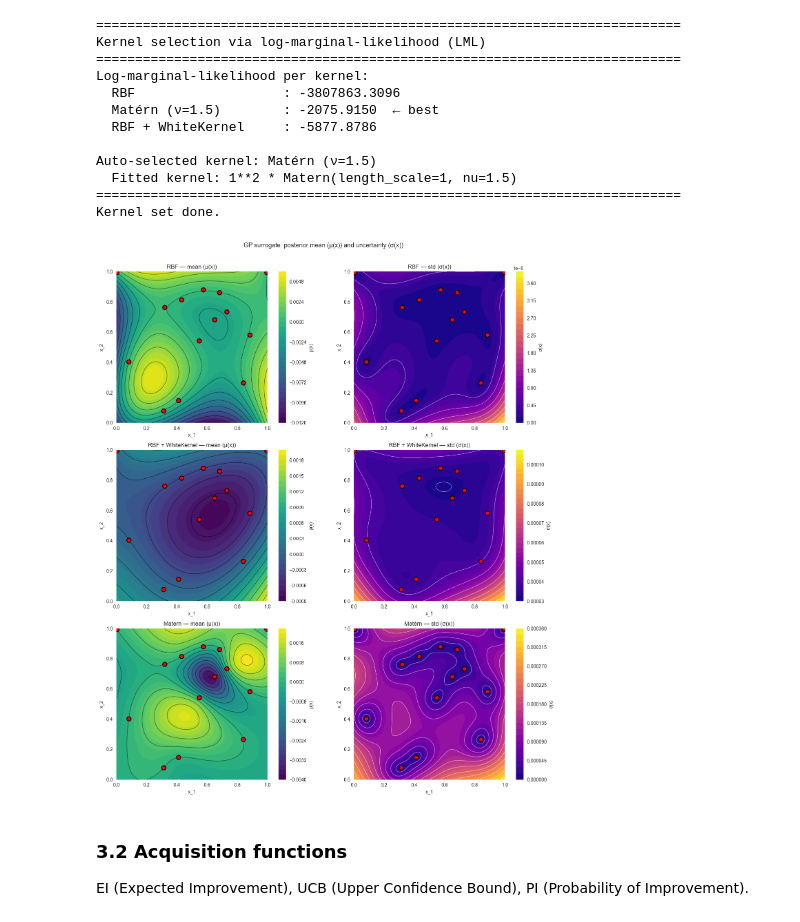
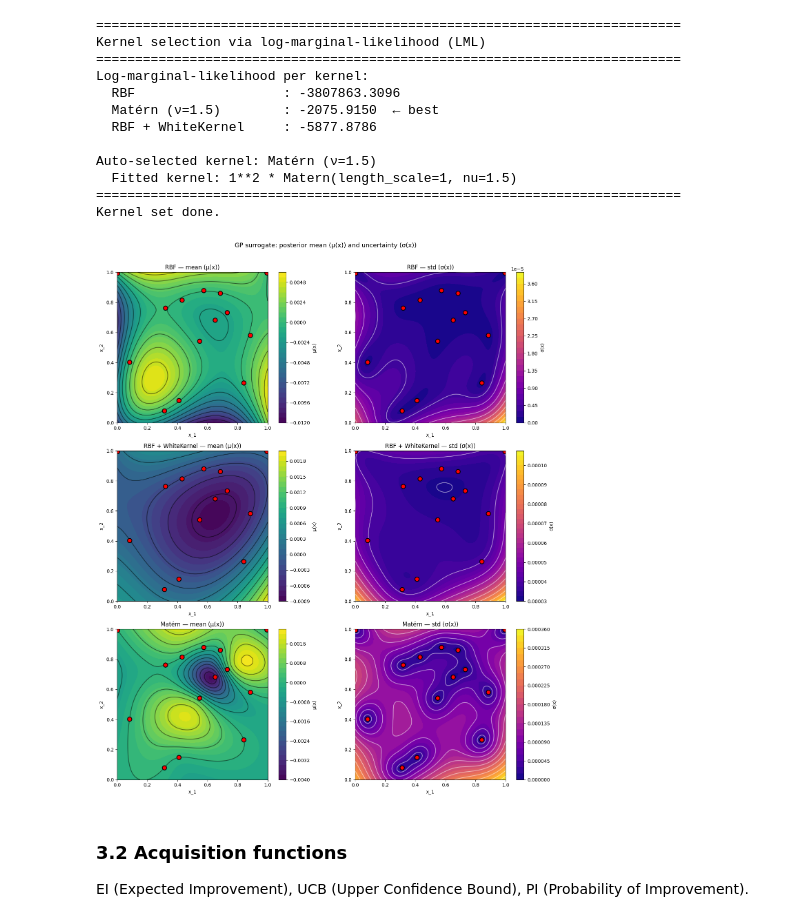
Before and after one commit to karefyllidis/black-box-optimization, a Jupyter notebook: notebooks/function_1_Radiation-Detection.ipynb, the cells around one changed output. Drawn from its saved outputs; the diff is of its cells as text; code cells hidden in the pictures.

```diff
--- a/notebooks/function_1_Radiation-Detection.ipynb
+++ b/notebooks/function_1_Radiation-Detection.ipynb
@@ -16,7 +16,6 @@ from mpl_toolkits.mplot3d import Axes3D
 from pathlib import Path
 from scipy.stats import norm
 import matplotlib.pyplot as plt
-plt.style.use("seaborn-v0_8")
 
 # ==== Project path + internal utilities ====
 repo_root = Path.cwd() if (Path.cwd() / "src").exists() else Path.cwd().parent
@@ -398,38 +397,38 @@ for i, (mu, sig, name) in enumerate(kernels_info):
 
     # Mean panel
     cf1 = ax_mu.contourf(X1g, X2g, mu, levels=30, cmap="viridis")
-    ax_mu.contour(X1g, X2g, mu, levels=11, colors="k", linewidths=1.0, alpha=0.5, linestyles="-")
+    ax_mu.contour(X1g, X2g, mu, levels=11, colors="k", linewidths=1.5, alpha=0.5, linestyles="-")
     fig.colorbar(cf1, ax=ax_mu).set_label("μ(x)", fontsize=10)
     ax_mu.scatter(X[:, 0], X[:, 1], c="red", s=80, edgecolors="k", zorder=2,linewidths=1.5)
     ax_mu.set_xlabel("x_1", fontsize=10)
     ax_mu.set_ylabel("x_2", fontsize=10)
     ax_mu.set_title(f"{name} — mean (μ(x))", fontsize=12)
     ax_mu.set_aspect("equal")
 
     # Std panel
     cf2 = ax_sig.contourf(X1g, X2g, sig, levels=30, cmap="plasma")
-    ax_sig.contour(X1g, X2g, sig, levels=11, colors="w", linewidths=1.0, alpha=0.5, linestyles="-")
+    ax_sig.contour(X1g, X2g, sig, levels=11, colors="w", linewidths=1.5, alpha=0.5, linestyles="-")
     fig.colorbar(cf2, ax=ax_sig).set_label("σ(x)", fontsize=10)
     ax_sig.scatter(X[:, 0], X[:, 1], c="red", s=80, edgecolors="k", zorder=2,linewidths=1.5)
     ax_sig.set_xlabel("x_1", fontsize=10)
     ax_sig.set_ylabel("x_2", fontsize=10)
     ax_sig.set_title(f"{name} — std (σ(x))", fontsize=12)
     ax_sig.set_aspect("equal")
 
 fig.suptitle("GP surrogate: posterior mean (μ(x)) and uncertainty (σ(x))", fontsize=13, y=1.01)
 fig.tight_layout()
 
 if IF_EXPORT_PLOT:
     out_dir = PLOT_EXPORT_DIR
     assert_not_under_initial_data(out_dir, project_root=repo_root)
     out_dir.mkdir(parents=True, exist_ok=True)
     out_path = out_dir / "function_1_gp_three_kernels.png"
     fig.savefig(out_path, dpi=150, format="png", bbox_inches="tight")
     print("Plot saved to", out_path)
 if IF_SHOW_PLOT:
     plt.show()
 # %% [output]
-[figure, old version]
+[figure, new version]
 # %% [markdown]
 ### 3.2 Acquisition functions
 
```
Also changed, not shown: parts of 4 cells of this notebook.
